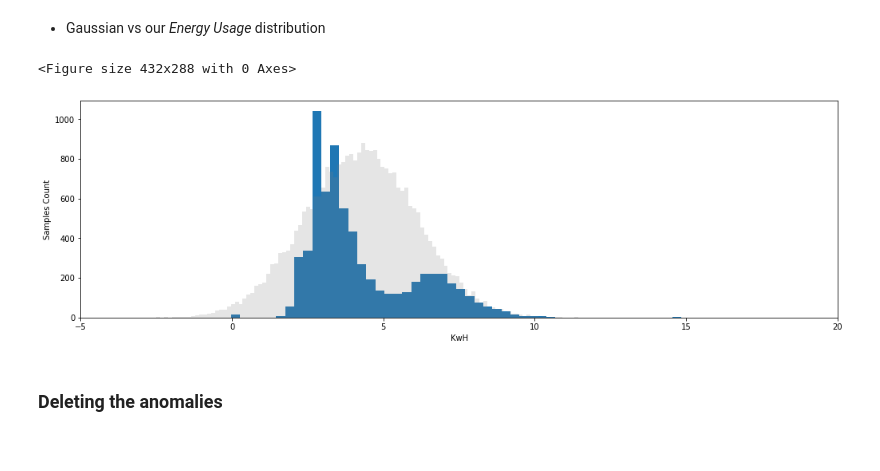
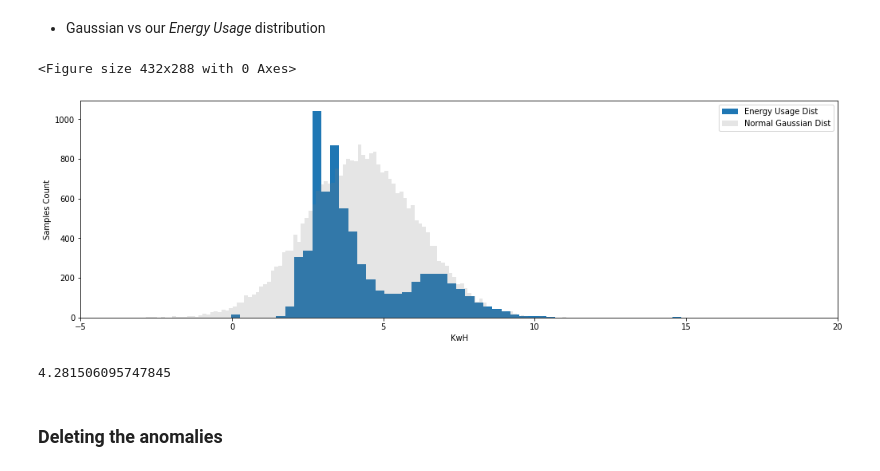
Before and after one commit to matias-dogliani/energybuild, a Jupyter notebook: PreProcessData.ipynb, the cells around one changed output. Saved outputs shown, nothing was run; the diff lists cells and outputs as text; code cells hidden in the pictures.

Commit message:
Add Normal Gaussian

```diff
--- a/PreProcessData.ipynb
+++ b/PreProcessData.ipynb
@@ -122,21 +122,25 @@ plt.show()
 # %%
 mu = np.mean(DataFrame['Energy Usage'])
 std = np.std(DataFrame['Energy Usage'])
 
 datos = np.random.normal(mu, std, 30000) #creando muestra de datos
 
 
 plt.figure()
 plt.figure(figsize=(17, 5))
-plt.hist(DataFrame['Energy Usage'], bins=120)
-plt.hist(datos,bins=120,alpha=.2,color='gray',lw=.75,linestyle=':')
+plt.hist(DataFrame['Energy Usage'], bins=120, label="Energy Usage Dist")
+plt.hist(datos,bins=120,alpha=.2,color='gray',lw=.75,linestyle=':',label="Normal Gaussian Dist")
 plt.xlabel("KwH")
 plt.ylabel("Samples Count")
+plt.legend()
 plt.xlim([-5,20])
 plt.show()
+
+plt.plot(mu,1500)
 # %% [output]
 <Figure size 432x288 with 0 Axes>
-[figure, old version]
+[figure, new version]
+4.281506095747845
 # %% [markdown]
 ### Deleting the anomalies
 # %%
```
